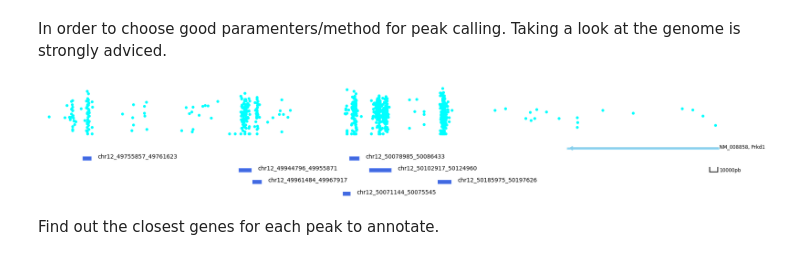
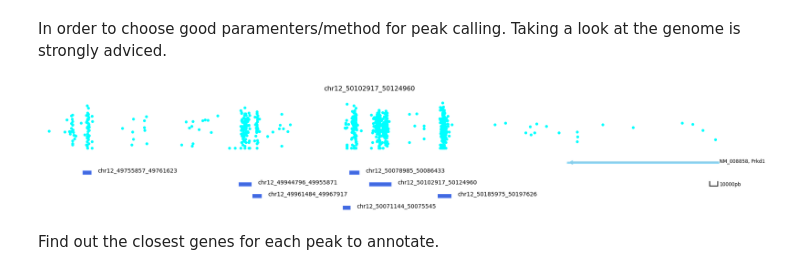
Before and after one commit to The-Mitra-Lab/pycallingcards, a Jupyter notebook: Mouse cortex Example.ipynb, the cells around one changed output. Saved outputs shown, nothing was run; the diff lists cells and outputs as text; code cells hidden in the pictures.

```diff
--- a/Mouse cortex Example.ipynb
+++ b/Mouse cortex Example.ipynb
@@ -53,9 +53,10 @@ For the test method without background, [expdata, reference, pvalue_cutoff, lam_
 
 In order to choose good paramenters/method for peak calling. Taking a look at the genome is strongly adviced.
 # %%
-cc.pl.draw_area("chr12",50102917,50124960,400000,peak_data,ccf_data,"mm10",figsize = (30,5),peak_line = 4)
+cc.pl.draw_area("chr12",50102917,50124960,400000,peak_data,ccf_data,"mm10",
+                figsize = (30,5),peak_line = 4,save = True, title = "chr12_50102917_50124960")
 # %% [output]
-[figure, old version]
+[figure, new version]
 # %% [markdown]
 Find out the closest genes for each peak to annotate.
 # %%
```
Also changed, not shown: parts of 3 cells of this notebook, 1 other file.
